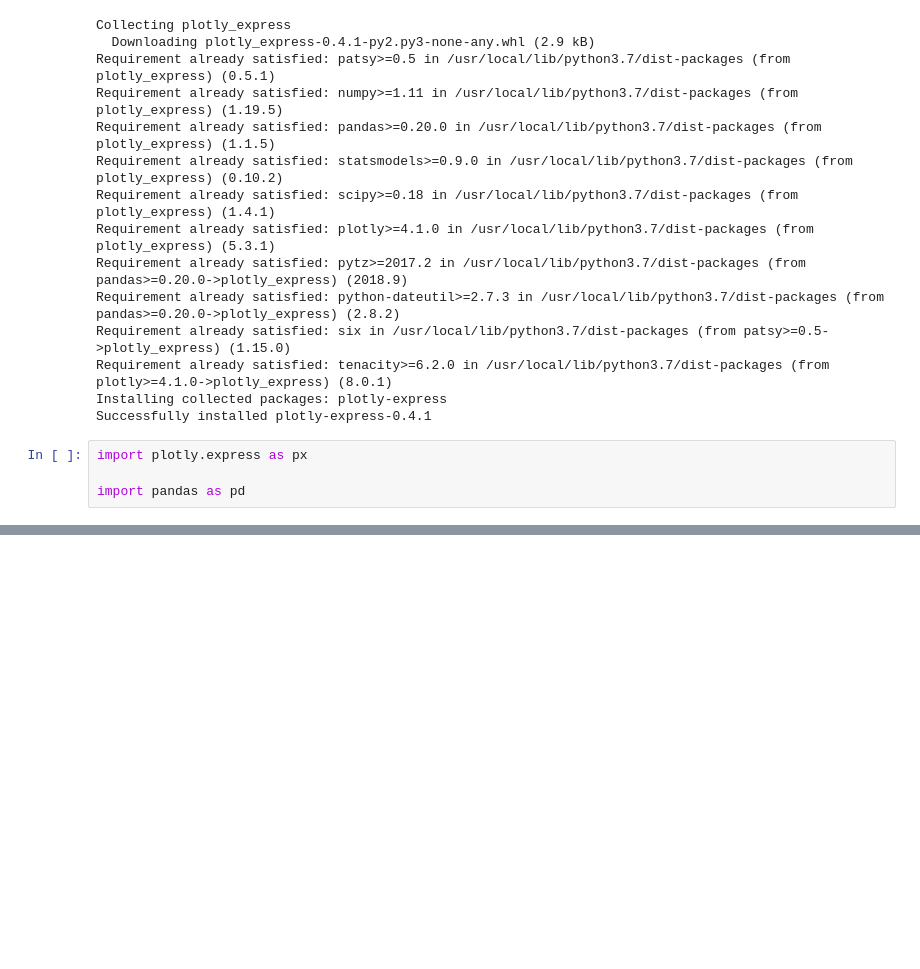
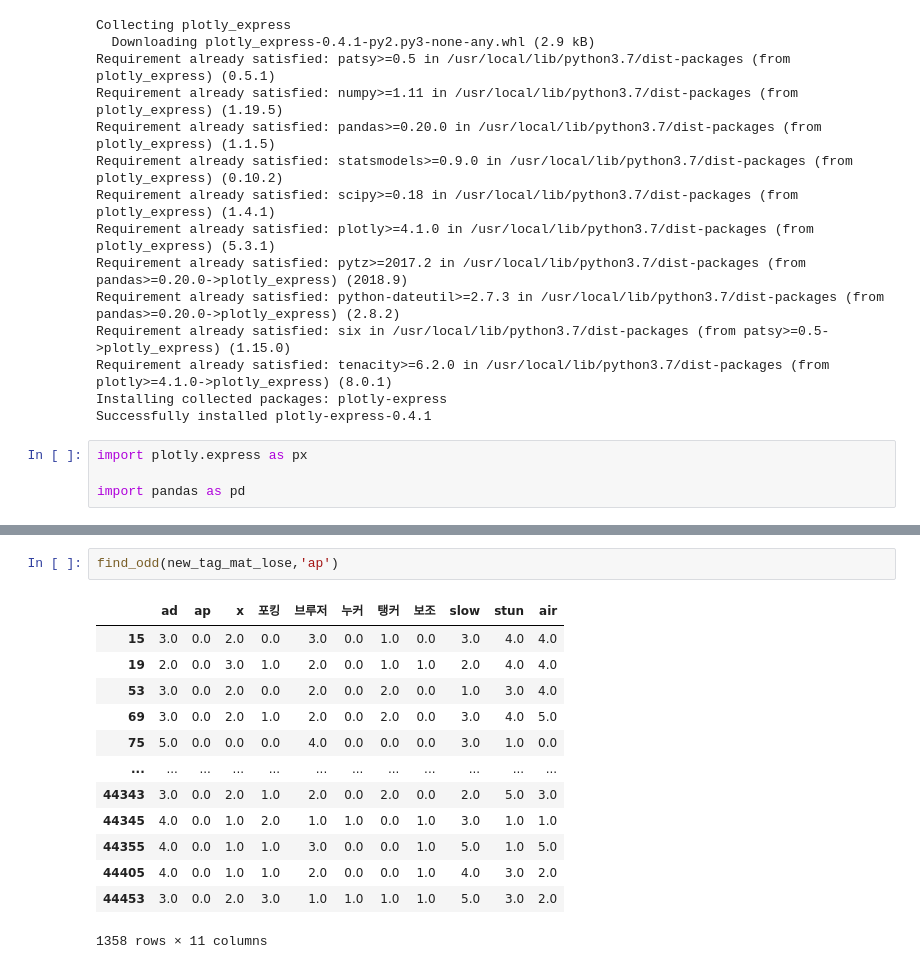
Before and after one commit to cabbi120101/PRJ_OK15GG, a Jupyter notebook: Try/시각화하기_매치.ipynb, the cells around one changed output, grey strips where cells are left out. Saved outputs shown, nothing was run; the diff lists cells and outputs as text; blank space fills up the shorter version.

```diff
--- a/Try/시각화하기_매치.ipynb
+++ b/Try/시각화하기_매치.ipynb
@@ -559,0 +799,16 @@ import pandas as pd
+# %%
+find_odd(new_tag_mat_lose,'ap')
+# %% [output]
+|  | ad | ap | x | 포킹 | 브루저 | 누커 | 탱커 | 보조 | slow | stun | air |
+| 15 | 3.0 | 0.0 | 2.0 | 0.0 | 3.0 | 0.0 | 1.0 | 0.0 | 3.0 | 4.0 | 4.0 |
+| 19 | 2.0 | 0.0 | 3.0 | 1.0 | 2.0 | 0.0 | 1.0 | 1.0 | 2.0 | 4.0 | 4.0 |
+| 53 | 3.0 | 0.0 | 2.0 | 0.0 | 2.0 | 0.0 | 2.0 | 0.0 | 1.0 | 3.0 | 4.0 |
+| 69 | 3.0 | 0.0 | 2.0 | 1.0 | 2.0 | 0.0 | 2.0 | 0.0 | 3.0 | 4.0 | 5.0 |
+| 75 | 5.0 | 0.0 | 0.0 | 0.0 | 4.0 | 0.0 | 0.0 | 0.0 | 3.0 | 1.0 | 0.0 |
+| ... | ... | ... | ... | ... | ... | ... | ... | ... | ... | ... | ... |
+| 44343 | 3.0 | 0.0 | 2.0 | 1.0 | 2.0 | 0.0 | 2.0 | 0.0 | 2.0 | 5.0 | 3.0 |
+| 44345 | 4.0 | 0.0 | 1.0 | 2.0 | 1.0 | 1.0 | 0.0 | 1.0 | 3.0 | 1.0 | 1.0 |
+| 44355 | 4.0 | 0.0 | 1.0 | 1.0 | 3.0 | 0.0 | 0.0 | 1.0 | 5.0 | 1.0 | 5.0 |
+| 44405 | 4.0 | 0.0 | 1.0 | 1.0 | 2.0 | 0.0 | 0.0 | 1.0 | 4.0 | 3.0 | 2.0 |
+| 44453 | 3.0 | 0.0 | 2.0 | 3.0 | 1.0 | 1.0 | 1.0 | 1.0 | 5.0 | 3.0 | 2.0 |
+1358 rows × 11 columns
```
Also changed, not shown: parts of 36 cells of this notebook.
